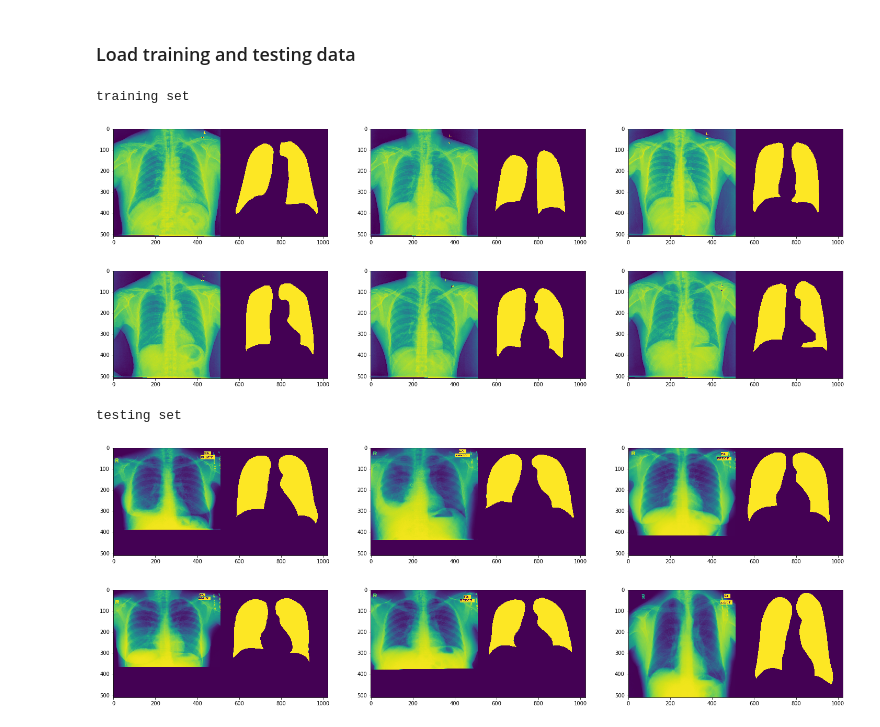
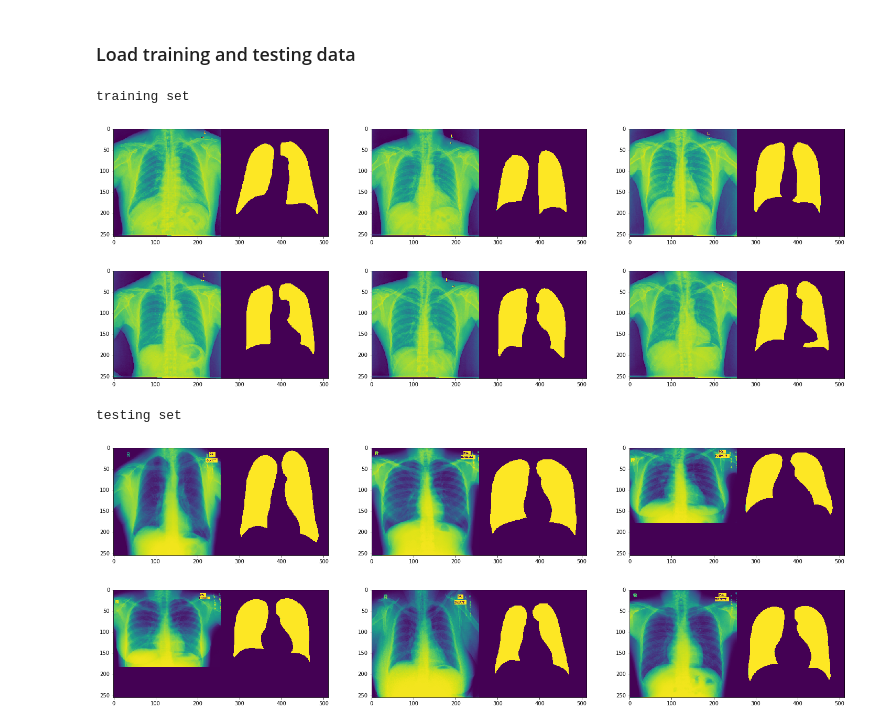
Before and after one commit to might52/lung_segmentation, a Jupyter notebook: segmentation.ipynb, the cells around one changed output. Cells and saved outputs as stored; diff of their text form; code cells hidden in the pictures.

```diff
--- a/segmentation.ipynb
+++ b/segmentation.ipynb
@@ -82,31 +82,31 @@ def plotMask(X,y):
 # %% [markdown]
 ### Load training and testing data
 # %%
-dim = 256*2
+dim = 128*2
 
 X_train, y_train = getData(dim, flag="train")
 X_test, y_test = getData(dim)
 
 print("training set")
 plotMask(X_train, y_train)
 print("testing set")
 plotMask(X_test, y_test)
 
 X_train = np.array(X_train).reshape(len(X_train), dim, dim, 1)
 y_train = np.array(y_train).reshape(len(y_train), dim, dim, 1)
 X_test = np.array(X_test).reshape(len(X_test), dim, dim, 1)
 y_test = np.array(y_test).reshape(len(y_test), dim, dim, 1)
 assert X_train.shape == y_train.shape
 assert X_test.shape == y_test.shape
 images = np.concatenate((X_train, X_test), axis=0)
 mask  = np.concatenate((y_train, y_test), axis=0)
 # %% [output]
 training set
 [figure]
 [figure]
 testing set
-[figure, old version]
+[figure, new version]
-[figure, old version]
+[figure, new version]
 # %%
 from keras.models import *
 from keras.layers import *
```
Also changed, not shown: parts of 6 cells of this notebook.
